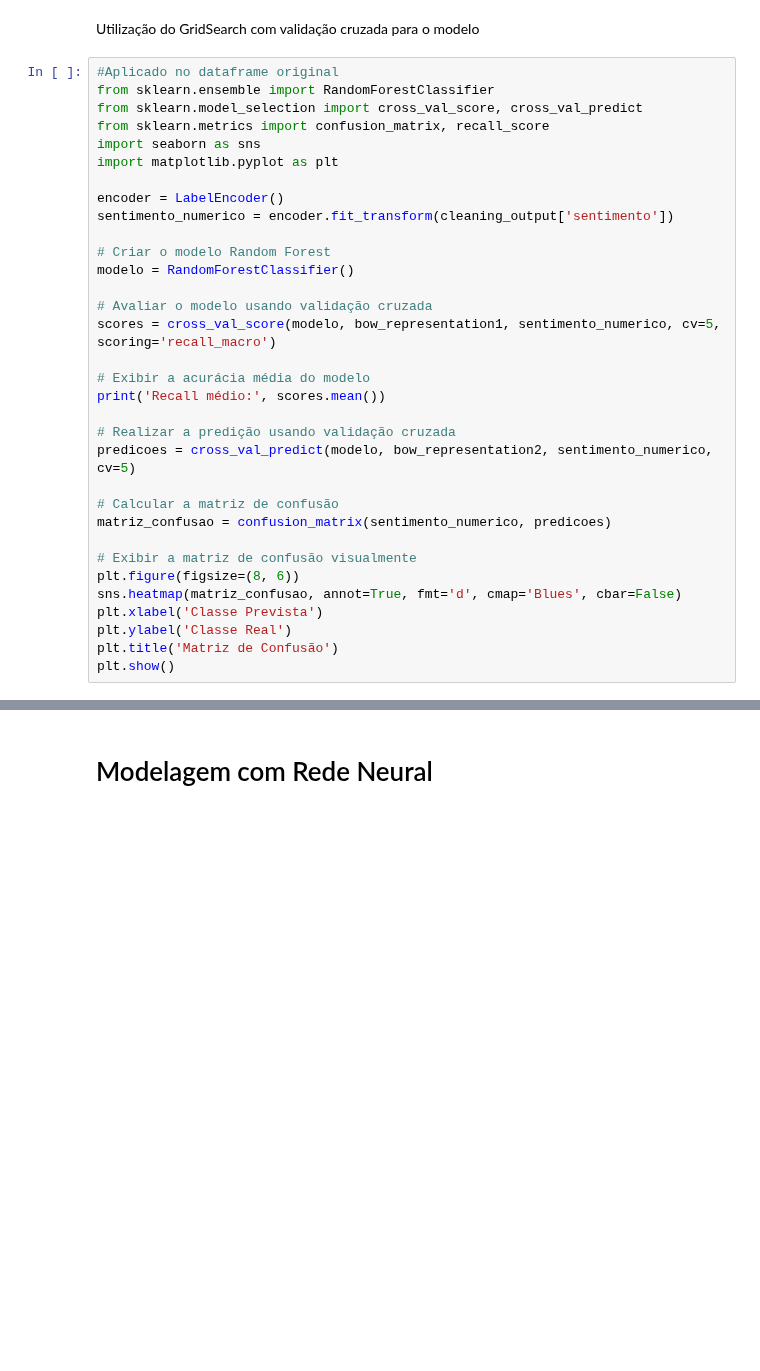
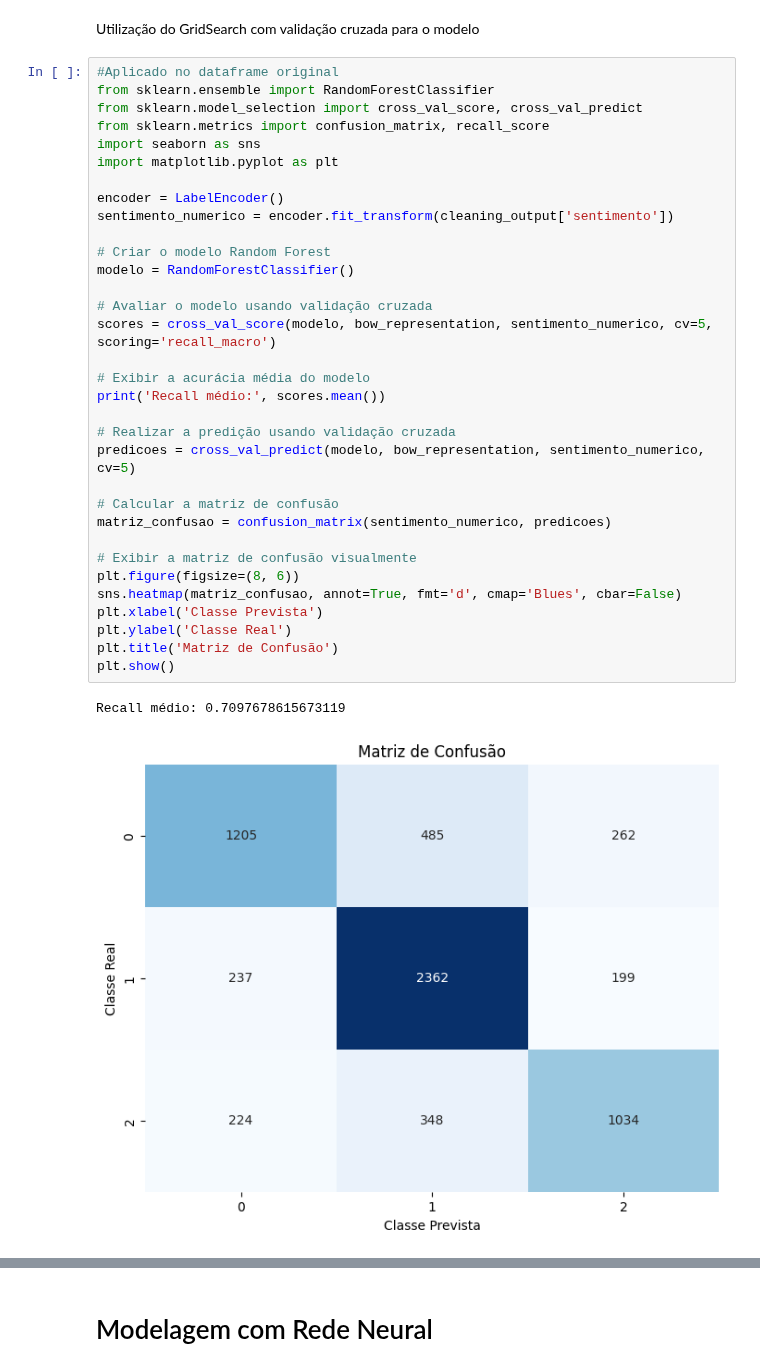
Before and after one commit to 2023M6T4-Inteli/Projeto4, a Jupyter notebook: src/modelos_bag_of_words.ipynb, the cells around one changed output, grey strips where cells are left out. Drawn from its saved outputs; the diff is of its cells as text; blank space fills up the shorter version.

Commit message:
organização notebook modelos bag of words

```diff
--- a/src/modelos_bag_of_words.ipynb
+++ b/src/modelos_bag_of_words.ipynb
@@ -751,39 +749,42 @@ Recall médio: 0.6146434489138128
 [figure]
 # %% [markdown]
 Utilização do GridSearch com validação cruzada para o modelo
-# %%
-#Aplicado no dataframe original
-from sklearn.ensemble import RandomForestClassifier
-from sklearn.model_selection import cross_val_score, cross_val_predict
-from sklearn.metrics import confusion_matrix, recall_score
-import seaborn as sns
-import matplotlib.pyplot as plt
-
-encoder = LabelEncoder()
-sentimento_numerico = encoder.fit_transform(cleaning_output['sentimento'])
-
-# Criar o modelo Random Forest
-modelo = RandomForestClassifier()
-
-# Avaliar o modelo usando validação cruzada
-scores = cross_val_score(modelo, bow_representation1, sentimento_numerico, cv=5, scoring='recall_macro')
-
-# Exibir a acurácia média do modelo
-print('Recall médio:', scores.mean())
-
-# Realizar a predição usando validação cruzada
-predicoes = cross_val_predict(modelo, bow_representation2, sentimento_numerico, cv=5)
-
-# Calcular a matriz de confusão
-matriz_confusao = confusion_matrix(sentimento_numerico, predicoes)
-
-# Exibir a matriz de confusão visualmente
-plt.figure(figsize=(8, 6))
-sns.heatmap(matriz_confusao, annot=True, fmt='d', cmap='Blues', cbar=False)
-plt.xlabel('Classe Prevista')
-plt.ylabel('Classe Real')
-plt.title('Matriz de Confusão')
-plt.show()
+# %%
+#Aplicado no dataframe original
+from sklearn.ensemble import RandomForestClassifier
+from sklearn.model_selection import cross_val_score, cross_val_predict
+from sklearn.metrics import confusion_matrix, recall_score
+import seaborn as sns
+import matplotlib.pyplot as plt
+
+encoder = LabelEncoder()
+sentimento_numerico = encoder.fit_transform(cleaning_output['sentimento'])
+
+# Criar o modelo Random Forest
+modelo = RandomForestClassifier()
+
+# Avaliar o modelo usando validação cruzada
+scores = cross_val_score(modelo, bow_representation, sentimento_numerico, cv=5, scoring='recall_macro')
+
+# Exibir a acurácia média do modelo
+print('Recall médio:', scores.mean())
+
+# Realizar a predição usando validação cruzada
+predicoes = cross_val_predict(modelo, bow_representation, sentimento_numerico, cv=5)
+
+# Calcular a matriz de confusão
+matriz_confusao = confusion_matrix(sentimento_numerico, predicoes)
+
+# Exibir a matriz de confusão visualmente
+plt.figure(figsize=(8, 6))
+sns.heatmap(matriz_confusao, annot=True, fmt='d', cmap='Blues', cbar=False)
+plt.xlabel('Classe Prevista')
+plt.ylabel('Classe Real')
+plt.title('Matriz de Confusão')
+plt.show()
+# %% [output]
+Recall médio: 0.7097678615673119
+[figure, added]
 # %%
 #Aplicado no dataframe com sentimento revisto
 from sklearn.ensemble import RandomForestClassifier
```
Also changed, not shown: parts of 24 cells of this notebook.
